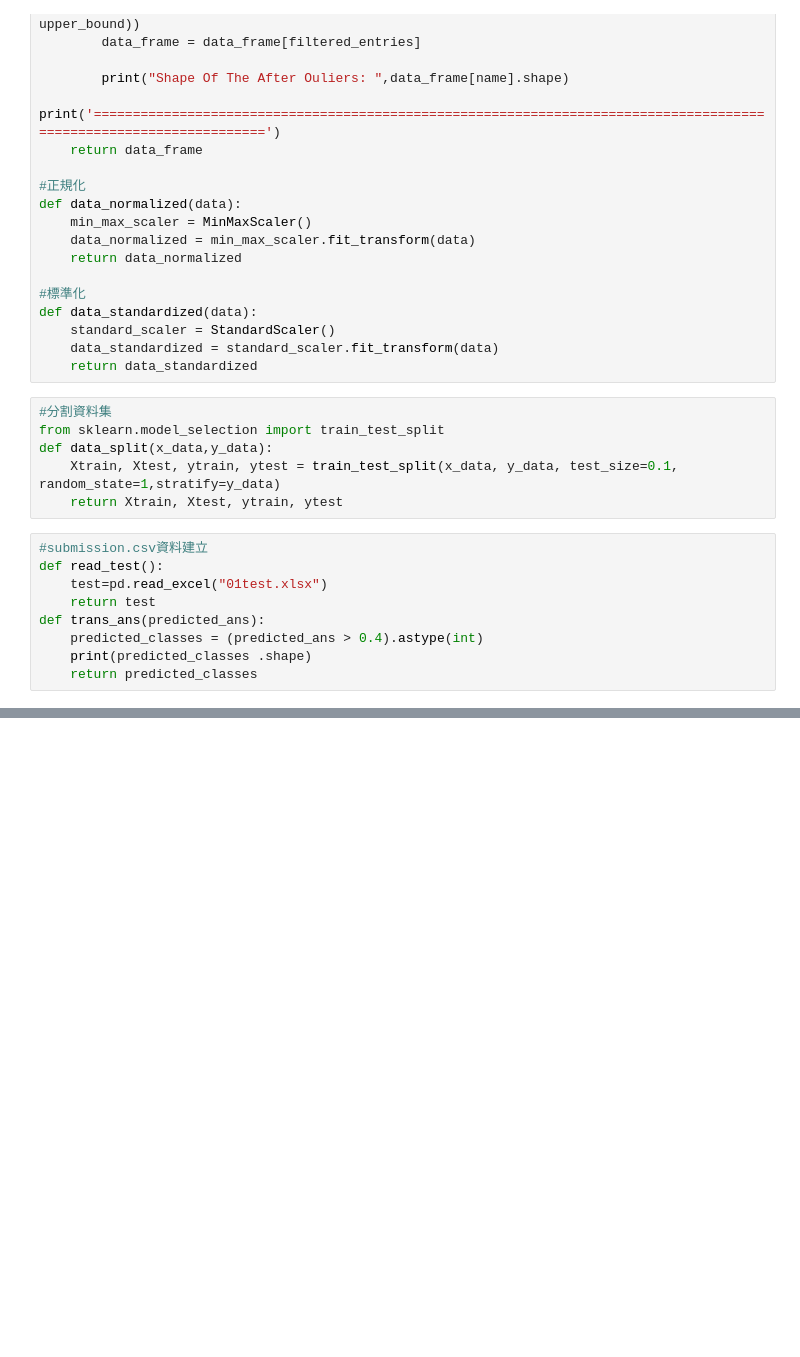
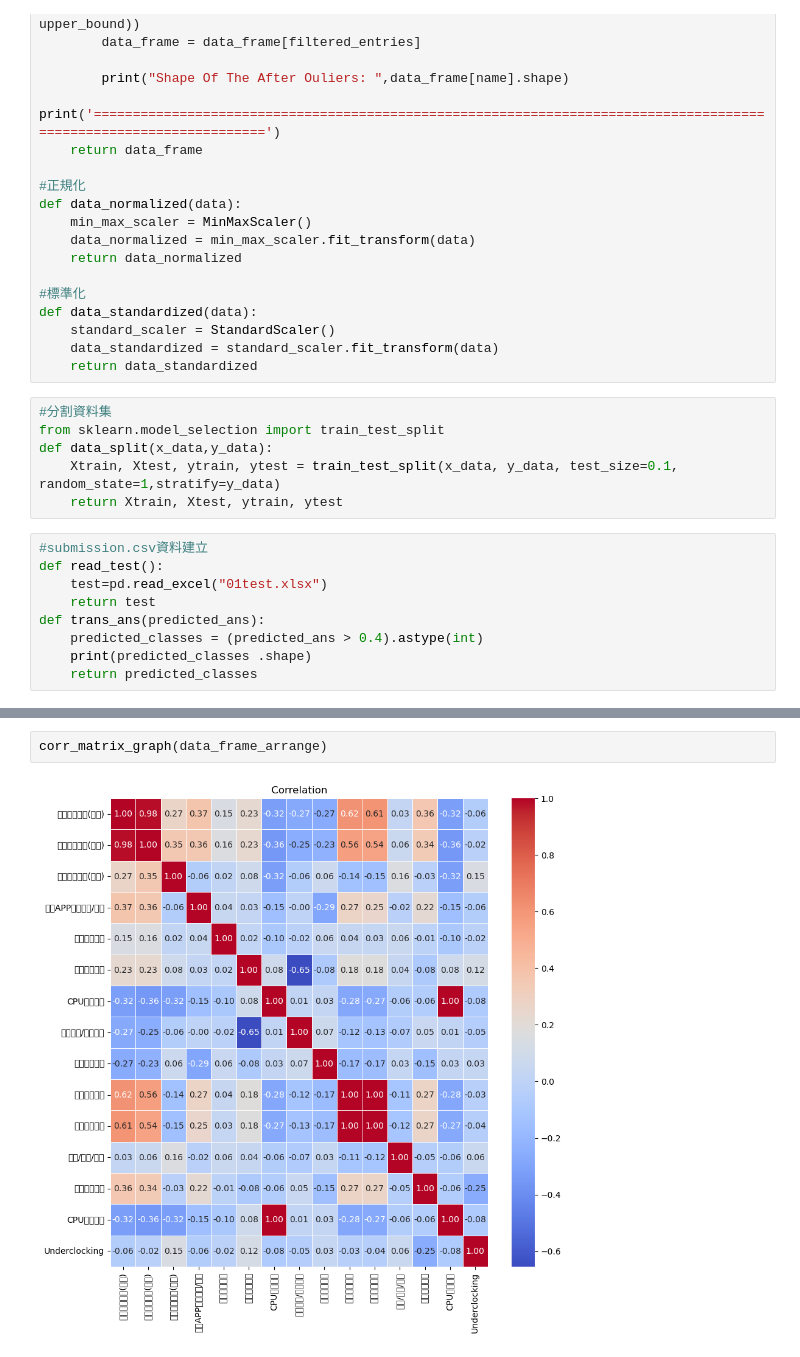
Before and after one commit to jeremy4111/ai, a Jupyter notebook: nn_function.ipynb, the cells around one changed output, grey strips where cells are left out. Cells and saved outputs as stored; diff of their text form; blank space fills up the shorter version.

```diff
--- a/nn_function.ipynb
+++ b/nn_function.ipynb
@@ -158,0 +180,4 @@ Shape Of The After Ouliers:  (3062,)
+# %%
+corr_matrix_graph(data_frame_arrange)
+# %% [output]
+[figure, added]
```
Also changed, not shown: parts of 11 cells of this notebook.
